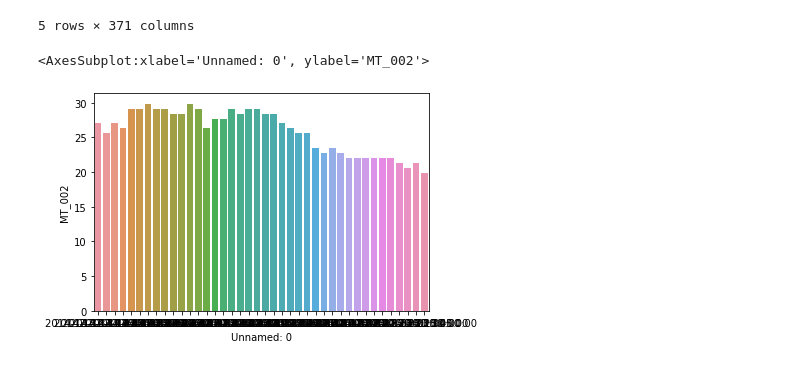
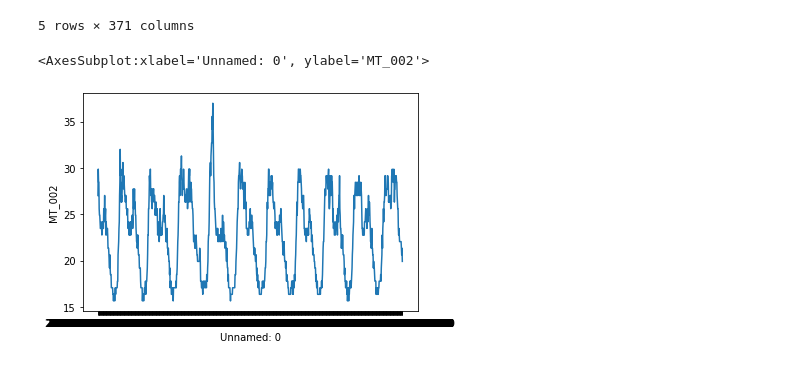
Before and after one commit to DavidKrame/AST-Corrected, a Jupyter notebook: dataViz.ipynb, the cells around one changed output. Drawn from its saved outputs; the diff is of its cells as text; code cells hidden in the pictures.

Commit message:
Third commit with dataViz

```diff
--- a/dataViz.ipynb
+++ b/dataViz.ipynb
@@ -60,7 +60,7 @@ new_data.tail()
 | 140255 | 2015-01-01 00:00:00 | float64 | 19.914651 | 1.737619 | 178.861789 | 84.146341 | 279.761905 | 10.175240 | 249.158249 | 62.937063 | ... | ... |
 5 rows × 371 columns
 # %%
-sns.barplot(data=(new_data.tail(40)), x="Unnamed: 0", y="MT_002")
+sns.lineplot(data=(new_data.tail(1000)), x="Unnamed: 0", y="MT_002")
 # %% [output]
 <AxesSubplot:xlabel='Unnamed: 0', ylabel='MT_002'>
-[figure, old version]
+[figure, new version]
```
Also changed, not shown: parts of 1 cell of this notebook.
